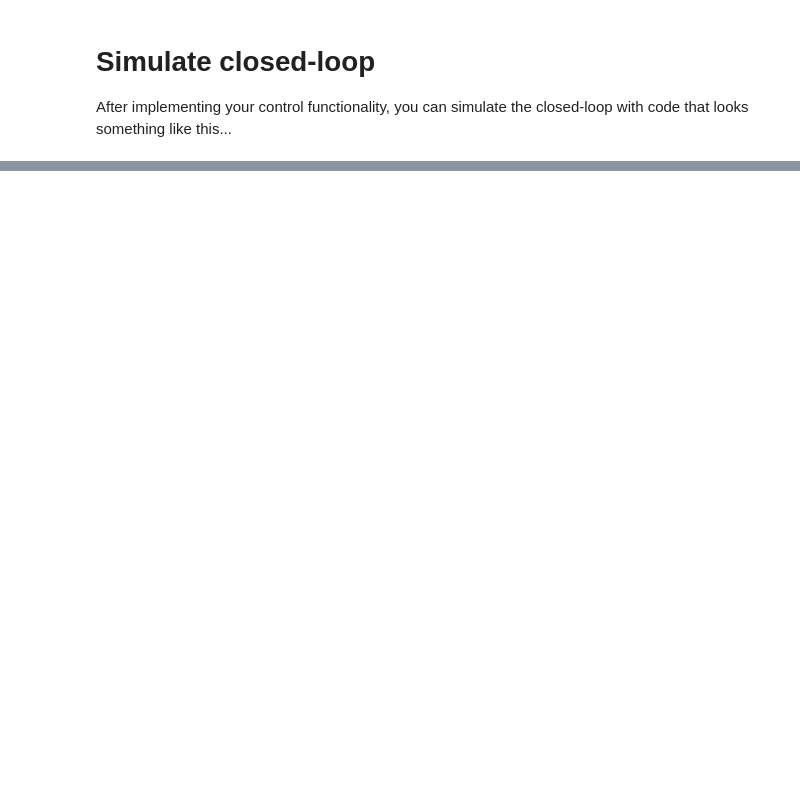
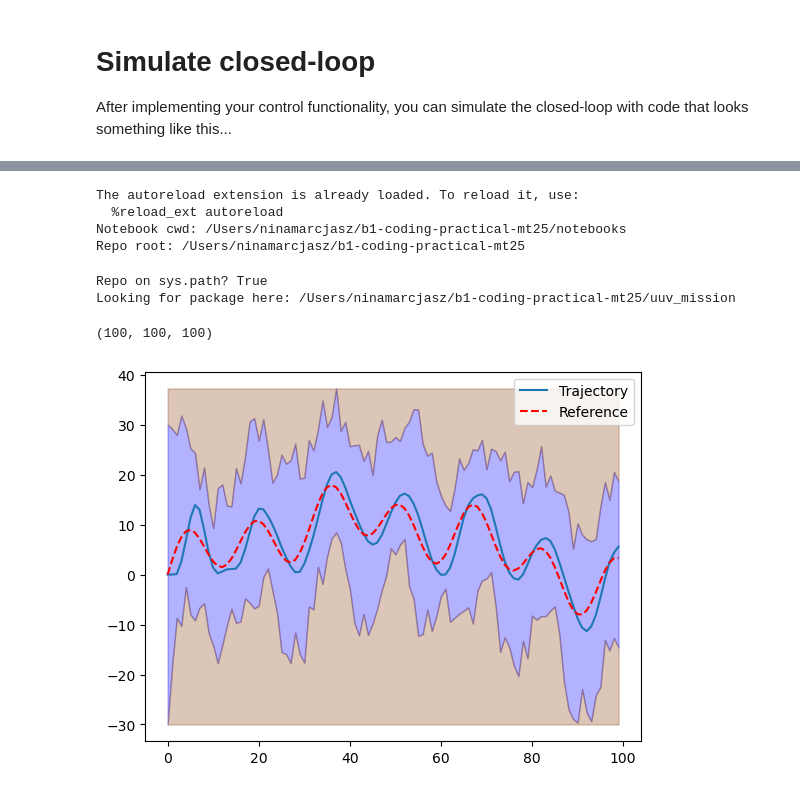
Before and after one commit to n-puriusz/b1-coding-practical-mt25, a Jupyter notebook: notebooks/demo.ipynb, the cells around one changed output, grey strips where cells are left out. Saved outputs shown, nothing was run; the diff lists cells and outputs as text; code cells hidden in the pictures; blank space fills up the shorter version.

```diff
--- a/notebooks/demo.ipynb
+++ b/notebooks/demo.ipynb
@@ -21,0 +6,28 @@ NameError: name 'Submarine' is not defined
+# %%
+%load_ext autoreload
+%autoreload 2
+
+from pathlib import Path
+ROOT = Path.cwd()          # this is notebooks/
+REPO = ROOT.parent         # repo root
+print("Notebook cwd:", ROOT)
+print("Repo root:", REPO)
+# %% [output]
+The autoreload extension is already loaded. To reload it, use:
+  %reload_ext autoreload
+Notebook cwd: /Users/ninamarcjasz/b1-coding-practical-mt25/notebooks
+Repo root: /Users/ninamarcjasz/b1-coding-practical-mt25
+# %%
+# Make the repo root importable
+from pathlib import Path
+import sys
+
+ROOT = Path.cwd()        # notebooks/
+REPO = ROOT.parent       # repo root
+sys.path.insert(0, str(REPO))  # ensure repo root is on sys.path
+
+print("Repo on sys.path?", str(REPO) in sys.path)
+print("Looking for package here:", REPO / "uuv_mission")
+# %% [output]
+Repo on sys.path? True
+Looking for package here: /Users/ninamarcjasz/b1-coding-practical-mt25/uuv_mission
@@ -21,0 +37,15 @@ NameError: name 'Submarine' is not defined
+# %%
+csv_path = REPO / "data" / "mission.csv"
+mission = Mission.from_csv(csv_path)
+len(mission.reference), len(mission.cave_height), len(mission.cave_depth)
+# %% [output]
+(100, 100, 100)
+# %%
+sub = Submarine()
+controller = PD(kp=0.15, kd=0.6)
+closed_loop = ClosedLoop(sub, controller)
+# %%
+trajectory = closed_loop.simulate_with_random_disturbances(mission, variance=0.2)
+trajectory.plot_completed_mission(mission)
+# %% [output]
+[figure, added]
```
Also changed, not shown: parts of 3 cells of this notebook.
